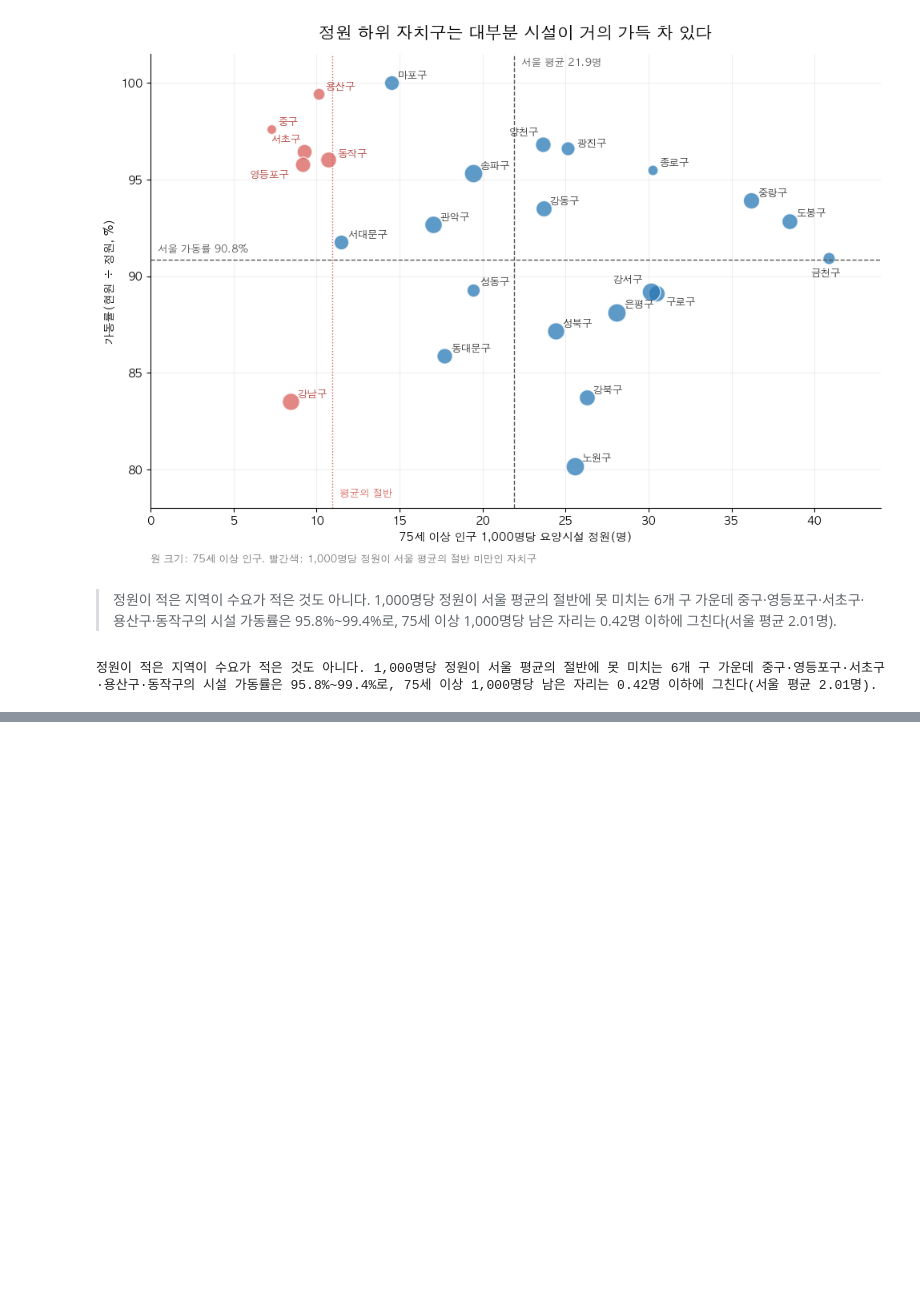
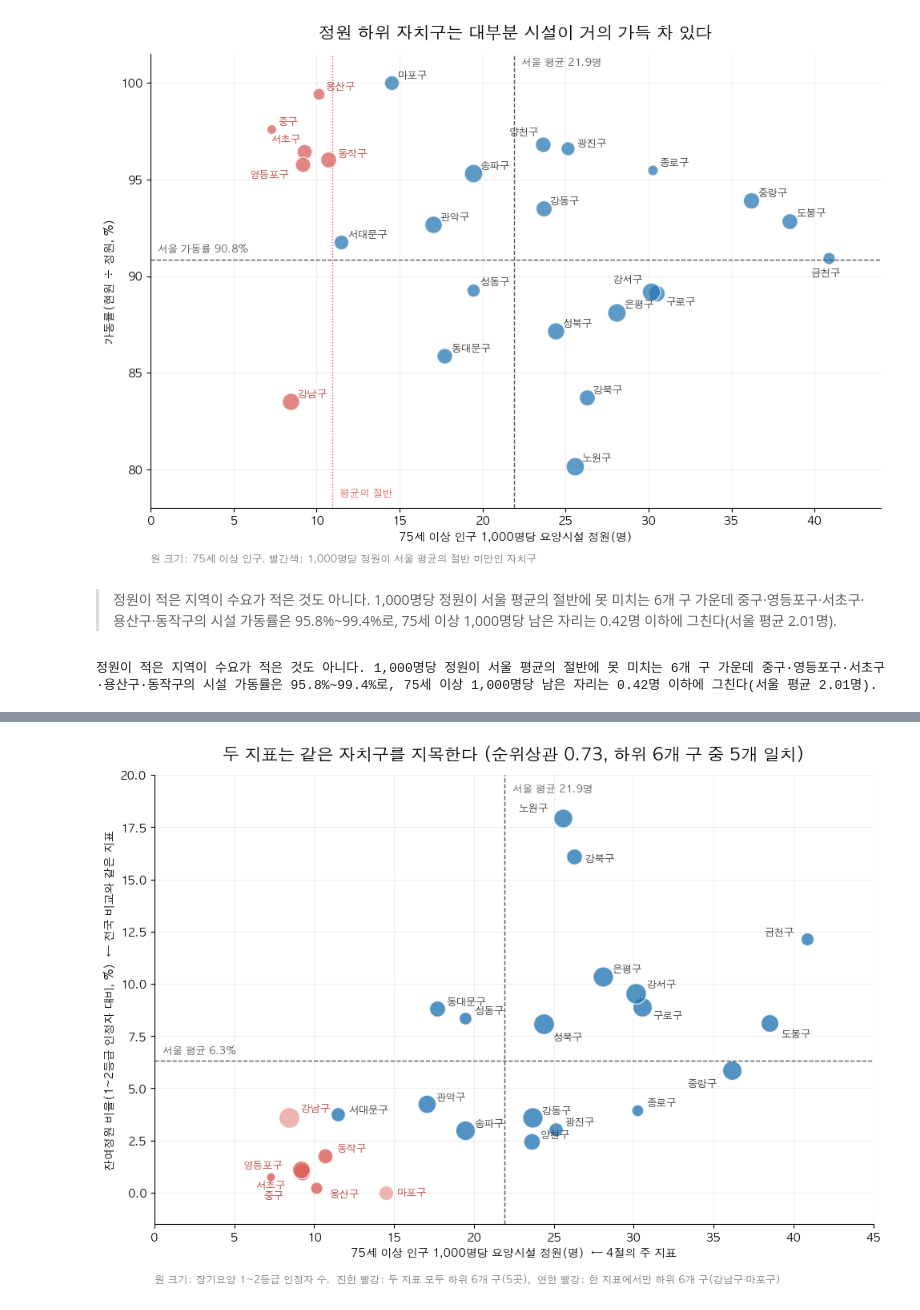
Before and after one commit to SID12g/uos-stat-data, a Jupyter notebook: 서울시 자치구별 75세 이상 인구 대비 요양시설 정원/main.ipynb, the cells around one changed output, grey strips where cells are left out. Drawn from its saved outputs; the diff is of its cells as text; code cells hidden in the pictures; blank space fills up the shorter version.

```diff
--- a/서울시 자치구별 75세 이상 인구 대비 요양시설 정원/main.ipynb
+++ b/서울시 자치구별 75세 이상 인구 대비 요양시설 정원/main.ipynb
@@ -346,0 +529,47 @@ print(supplement)
+# %%
+# 지표를 바꿔도 같은 지역이 지목되는지 확인한다.
+low_by_ratio = set(demand.nsmallest(6, "잔여정원_비율")["자치구"])
+low_by_capacity = set(demand.nsmallest(6, "75세이상_천명당_정원")["자치구"])
+both_low = low_by_ratio & low_by_capacity
+either_low = low_by_ratio ^ low_by_capacity
+
+LABEL_OFFSET_2 = {
+    "중구": (-6, -20), "강남구": (10, 6), "영등포구": (-52, 2), "서초구": (-42, -14),
+    "용산구": (12, -8), "동작구": (10, 4), "서대문구": (10, 2), "마포구": (10, -2),
+    "노원구": (-40, 6), "강북구": (10, -4), "금천구": (-38, 4), "도봉구": (10, -12),
+    "중랑구": (-40, -14), "성북구": (8, -14), "강서구": (10, 6), "구로구": (10, -10),
+}
+fig, ax = plt.subplots(figsize=(10, 7))
+for _, row in demand.iterrows():
+    gu = row["자치구"]
+    color = "#D95F59" if gu in both_low else "#E9A29E" if gu in either_low else "#2878B5"
+    ax.scatter(
+        row["75세이상_천명당_정원"], row["잔여정원_비율"], s=row["중증_1_2등급"] / 4,
+        color=color, alpha=0.8, edgecolor="white", linewidth=1,
+    )
+    ax.annotate(
+        gu, (row["75세이상_천명당_정원"], row["잔여정원_비율"]),
+        xytext=LABEL_OFFSET_2.get(gu, (8, 4)), textcoords="offset points",
+        fontsize=9, color="#B03A35" if gu in both_low | either_low else "#333333",
+    )
+ax.axhline(seoul_vacancy_ratio, color="#555555", linestyle="--", linewidth=1)
+ax.axvline(seoul_rate, color="#555555", linestyle="--", linewidth=1)
+ax.text(0.5, seoul_vacancy_ratio + 0.35, f"서울 평균 {seoul_vacancy_ratio:.1f}%", fontsize=9, color="#555555")
+ax.text(seoul_rate + 0.5, 19.2, f"서울 평균 {seoul_rate:.1f}명", fontsize=9, color="#555555")
+ax.set_title(
+    f"두 지표는 같은 자치구를 지목한다 (순위상관 {ratio_corr:.2f}, 하위 6개 구 중 {len(both_low)}개 일치)",
+    fontsize=15, pad=14,
+)
+ax.set_xlabel("75세 이상 인구 1,000명당 요양시설 정원(명)  ← 4절의 주 지표")
+ax.set_ylabel("잔여정원 비율(1~2등급 인정자 대비, %)  ← 전국 비교와 같은 지표")
+ax.set_xlim(0, 45)
+ax.set_ylim(-1.5, 20)
+ax.grid(alpha=0.2)
+ax.spines[["top", "right"]].set_visible(False)
+ax.text(0, -0.13,
+        "원 크기: 장기요양 1~2등급 인정자 수.  진한 빨강: 두 지표 모두 하위 6개 구(5곳),  연한 빨강: 한 지표에서만 하위 6개 구(강남구·마포구)",
+        transform=ax.transAxes, fontsize=9, color="#777777")
+plt.tight_layout()
+plt.show()
+# %% [output]
+[figure, added]
```
Also changed, not shown: parts of 13 cells of this notebook, 1 other file.
